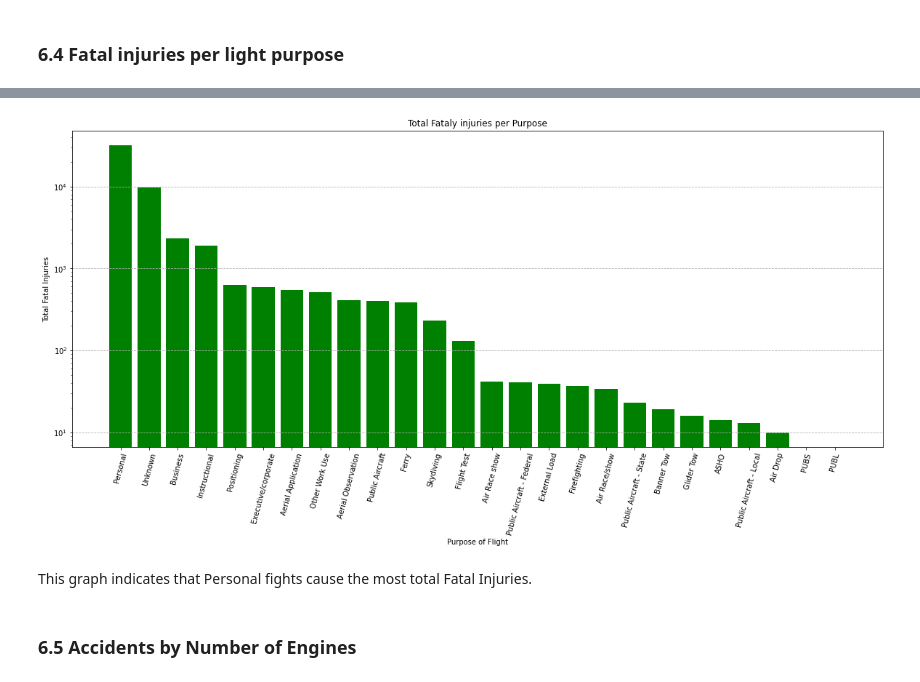
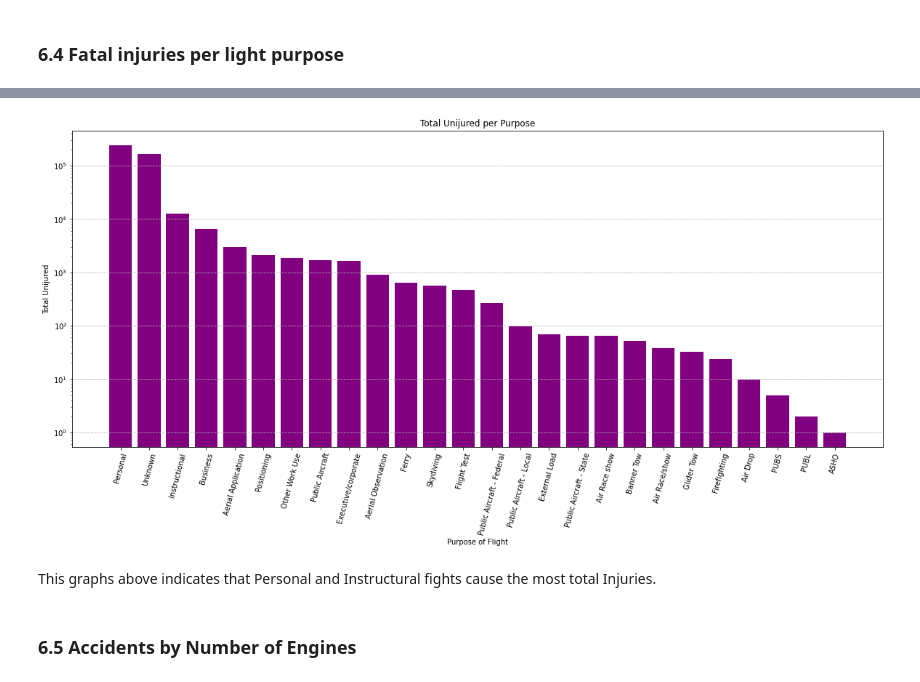
Before and after one commit to Muthonikiboi/Risk-Analysis-for-Safe-Aircraft-Investment, a Jupyter notebook: index.ipynb, the cells around one changed output, grey strips where cells are left out. Drawn from its saved outputs; the diff is of its cells as text; code cells hidden in the pictures.

```diff
--- a/index.ipynb
+++ b/index.ipynb
@@ -453,0 +476,16 @@ This is a clear indication that cessna152 has more frequest accidents and the tw
+# %%
+df['Total.Serious.Injuries'] = pd.to_numeric(df['Total.Serious.Injuries']).fillna(0)
+fatalPurpose = df.groupby('Purpose.of.flight')['Total.Serious.Injuries'].sum().reset_index()
+
+# Sort
+fatalPurpose = fatalPurpose.sort_values(by='Total.Serious.Injuries', ascending=False)
+
+plt.figure(figsize=(20 , 8))
+plt.bar(fatalPurpose['Purpose.of.flight'], fatalPurpose['Total.Serious.Injuries'], color='pink')
+plt.xticks(rotation=75)
+plt.xlabel('Purpose of Flight')
+plt.ylabel('Total Serious Injuries')
+plt.yscale('log')
+plt.title('Total Serious injuries per Purpose')
+plt.grid(axis='y', linestyle='--')
+plt.show()
@@ -453,0 +494,16 @@ This is a clear indication that cessna152 has more frequest accidents and the tw
+# %%
+df['Total.Minor.Injuries'] = pd.to_numeric(df['Total.Minor.Injuries']).fillna(0)
+fatalPurpose = df.groupby('Purpose.of.flight')['Total.Minor.Injuries'].sum().reset_index()
+
+# Sort
+fatalPurpose = fatalPurpose.sort_values(by='Total.Minor.Injuries', ascending=False)
+
+plt.figure(figsize=(20 , 8))
+plt.bar(fatalPurpose['Purpose.of.flight'], fatalPurpose['Total.Minor.Injuries'], color='orange')
+plt.xticks(rotation=75)
+plt.xlabel('Purpose of Flight')
+plt.ylabel('Total Minor Injuries')
+plt.yscale('log')
+plt.title('Total Minor injuries per Purpose')
+plt.grid(axis='y', linestyle='--')
+plt.show()
@@ -454,23 +512,23 @@ This is a clear indication that cessna152 has more frequest accidents and the tw
 # %%
-df['Total.Fatal.Injuries'] = pd.to_numeric(df['Total.Fatal.Injuries']).fillna(0)
-fatalPurpose = df.groupby('Purpose.of.flight')['Total.Fatal.Injuries'].sum().reset_index()
+df['Total.Uninjured'] = pd.to_numeric(df['Total.Uninjured']).fillna(0)
+fatalPurpose = df.groupby('Purpose.of.flight')['Total.Uninjured'].sum().reset_index()
 
 # Sort from the highest
-fatalPurpose = fatalPurpose.sort_values(by='Total.Fatal.Injuries', ascending=False)
+fatalPurpose = fatalPurpose.sort_values(by='Total.Uninjured', ascending=False)
 
 plt.figure(figsize=(20 , 8))
-plt.bar(fatalPurpose['Purpose.of.flight'], fatalPurpose['Total.Fatal.Injuries'], color='green')
+plt.bar(fatalPurpose['Purpose.of.flight'], fatalPurpose['Total.Uninjured'], color='Purple')
 plt.xticks(rotation=75)
 plt.xlabel('Purpose of Flight')
-plt.ylabel('Total Fatal Injuries')
+plt.ylabel('Total Unijured')
 plt.yscale('log')  # Since some values are not visible we add this code to use the log scale to enlargen the display.
-plt.title('Total Fataly injuries per Purpose')
+plt.title('Total Unijured per Purpose')
 plt.grid(axis='y', linestyle='--')
 plt.show()
 # %% [output]
-[figure, old version]
+[figure, new version]
 # %% [markdown]
-This graph indicates that Personal fights cause the most total Fatal Injuries.
+This graphs above indicates that Personal and Instructural fights cause the most total Injuries.
 # %% [markdown]
 ### 6.5 Accidents by Number of Engines
 # %%
```
Also changed, not shown: parts of 7 cells of this notebook.
